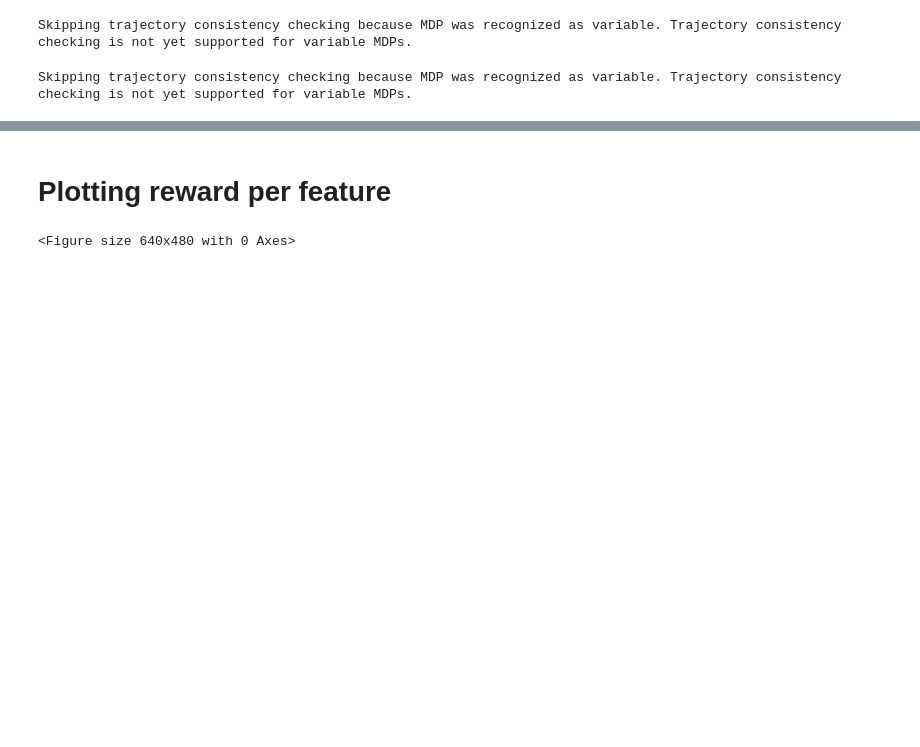
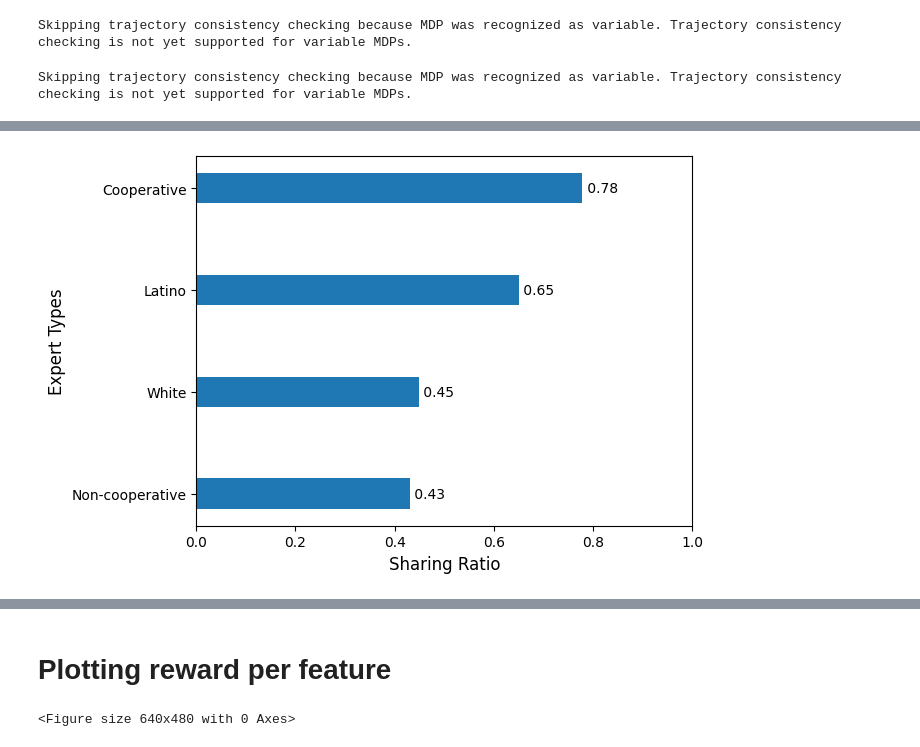
Before and after one commit to JasmineLi-805/moral-ai-irl, a Jupyter notebook: human_aware_rl_master/human_aware_rl/irl/evaluate_feature_reward.ipynb, the cells around one changed output, grey strips where cells are left out. Cells and saved outputs as stored; diff of their text form; code cells hidden in the pictures; blank space fills up the shorter version.

```diff
--- a/human_aware_rl_master/human_aware_rl/irl/evaluate_feature_reward.ipynb
+++ b/human_aware_rl_master/human_aware_rl/irl/evaluate_feature_reward.ipynb
@@ -183,0 +148,25 @@ plt.show()
+# %%
+# Data
+labels = ['Non-cooperative', 'White', 'Latino', 'Cooperative']
+values = [avg_noncoop_cp / avg_noncoop_np, avg_wte_cp / avg_wte_np, avg_ltn_cp / avg_ltn_np, avg_coop_cp / avg_coop_np]
+
+# Create a horizontal bar graph with thinner bars
+plt.barh(labels, values, height=0.3) # , color='white', edgecolor='black')  # You can adjust the height as needed
+
+# Set the x-axis limits to start from 0
+plt.xlim(0, 1)
+
+# Add labels and a title
+plt.xlabel('Sharing Ratio', fontsize=12)
+plt.ylabel('Expert Types', fontsize=12)
+
+# Label each bar with its values
+bar_values = [round(v.item(), 2) for v in values]
+for i, v in enumerate(bar_values):
+    plt.text(v, i, f' {v}', va='center', fontsize=10)
+
+# Display the graph
+# plt.show()
+plt.savefig('/Users/jasmineli/Downloads/sharing-ratio.pdf', bbox_inches='tight')
+# %% [output]
+[figure, added]
```
Also changed, not shown: parts of 11 cells of this notebook, 12 other files.
